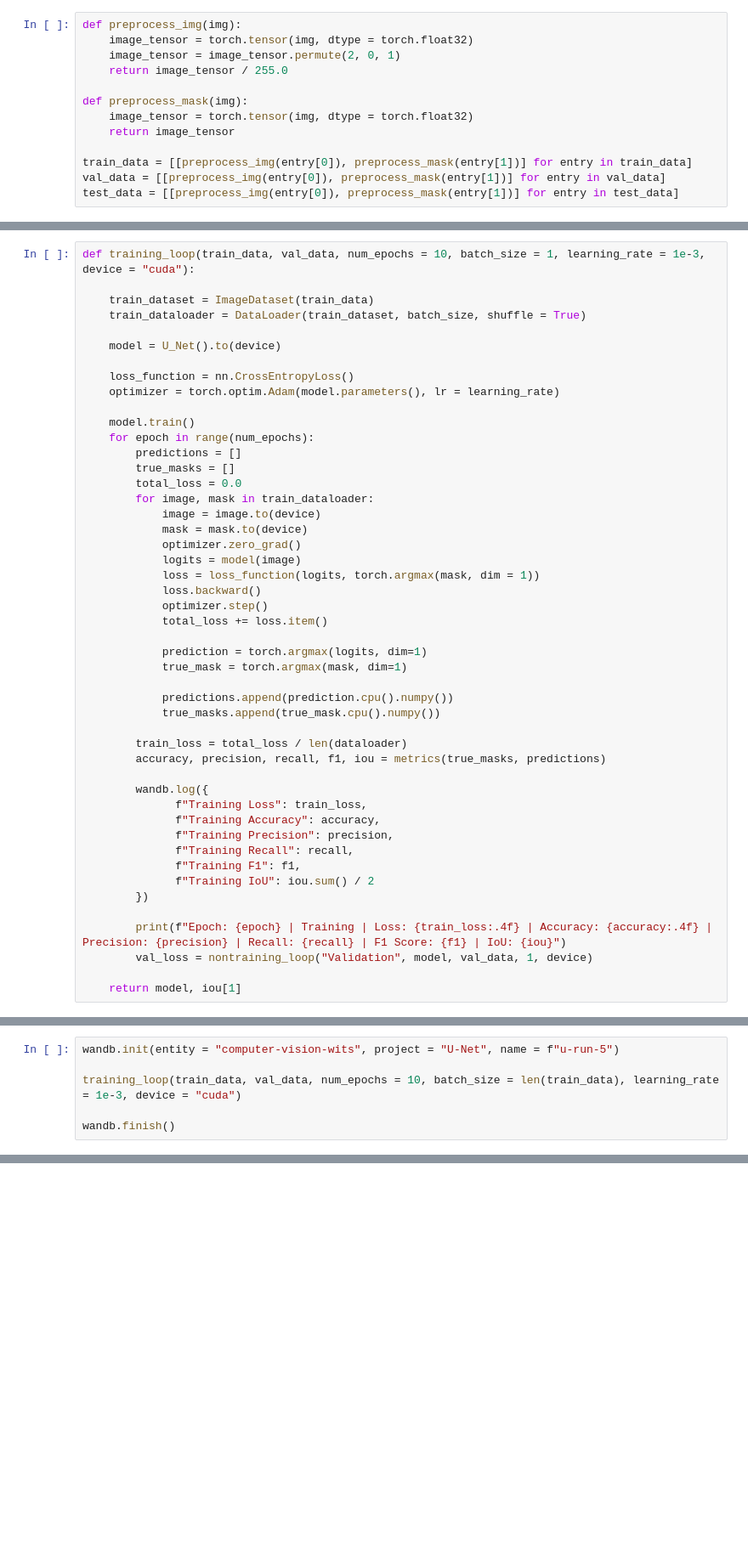
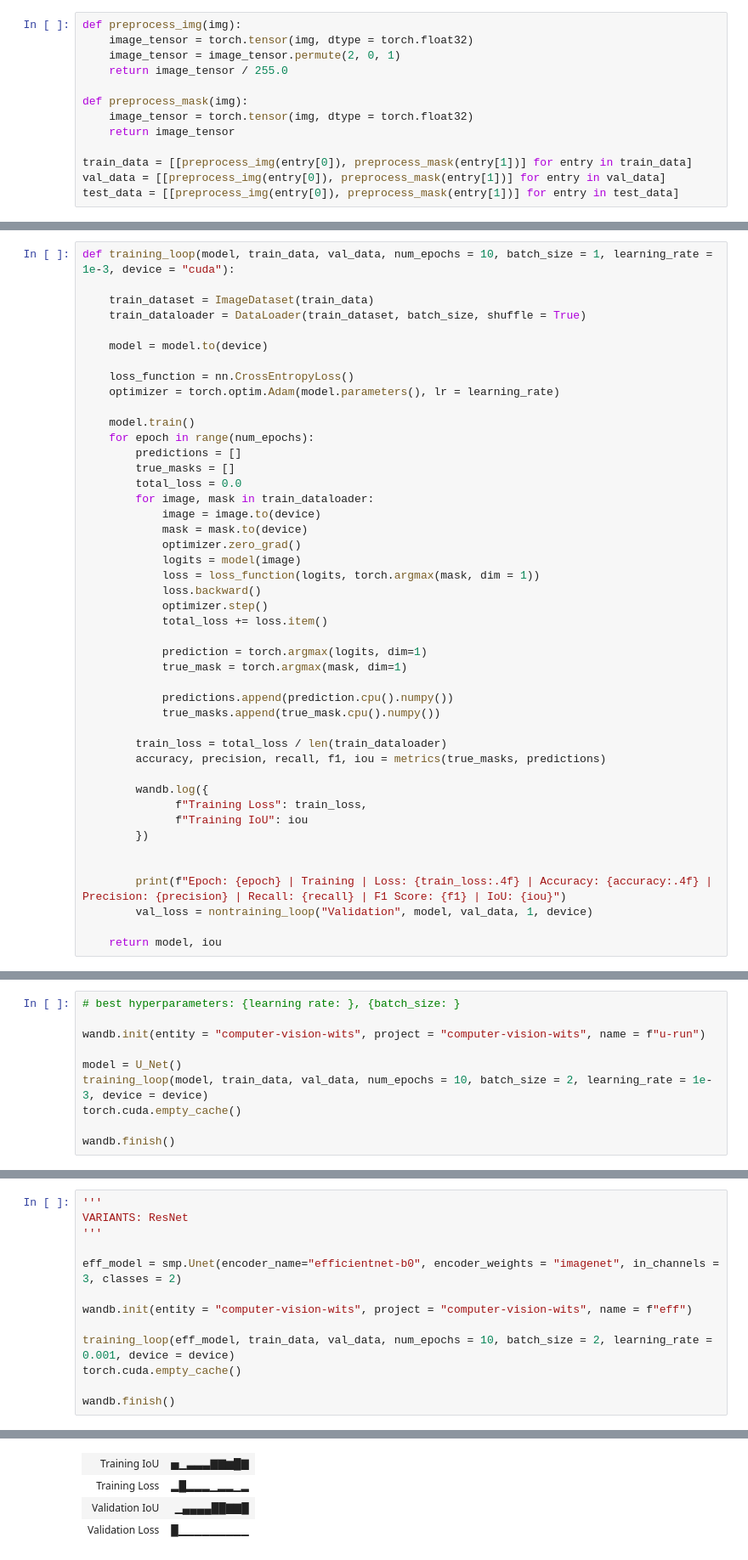
Before and after one commit to TumeloMkwambe/U-Net, a Jupyter notebook: main.ipynb, the cells around one changed output, grey strips where cells are left out. Shown: that part at 85% size. Drawn from its saved outputs; the diff is of its cells as text; blank space fills up the shorter version.

```diff
--- a/main.ipynb
+++ b/main.ipynb
@@ -195,12 +227,12 @@ def nontraining_loop(type_, model, data, batch_size = 1, device="cuda"):
 
     return avg_loss, accuracy, precision, f1, iou
 # %%
-def training_loop(train_data, val_data, num_epochs = 10, batch_size = 1, learning_rate = 1e-3, device = "cuda"):
+def training_loop(model, train_data, val_data, num_epochs = 10, batch_size = 1, learning_rate = 1e-3, device = "cuda"):
 
     train_dataset = ImageDataset(train_data)
     train_dataloader = DataLoader(train_dataset, batch_size, shuffle = True)
 
-    model = U_Net().to(device)
+    model = model.to(device)
 
     loss_function = nn.CrossEntropyLoss()
     optimizer = torch.optim.Adam(model.parameters(), lr = learning_rate)
@@ -226,22 +258,19 @@ def training_loop(train_data, val_data, num_epochs = 10, batch_size = 1, learnin
             predictions.append(prediction.cpu().numpy())
             true_masks.append(true_mask.cpu().numpy())
 
-        train_loss = total_loss / len(dataloader)
+        train_loss = total_loss / len(train_dataloader)
         accuracy, precision, recall, f1, iou = metrics(true_masks, predictions)
 
         wandb.log({
               f"Training Loss": train_loss,
-              f"Training Accuracy": accuracy,
-              f"Training Precision": precision,
-              f"Training Recall": recall,
-              f"Training F1": f1,
-              f"Training IoU": iou.sum() / 2
+              f"Training IoU": iou
         })
+
 
         print(f"Epoch: {epoch} | Training | Loss: {train_loss:.4f} | Accuracy: {accuracy:.4f} | Precision: {precision} | Recall: {recall} | F1 Score: {f1} | IoU: {iou}")
         val_loss = nontraining_loop("Validation", model, val_data, 1, device)
 
-    return model, iou[1]
+    return model, iou
 # %%
 def find_best_hyperparameters():
 
@@ -282,6 +309,10 @@ model = find_best_hyperparameters()
-# %%
-wandb.init(entity = "computer-vision-wits", project = "U-Net", name = f"u-run-5")
-
-training_loop(train_data, val_data, num_epochs = 10, batch_size = len(train_data), learning_rate = 1e-3, device = "cuda")
-
-wandb.finish()
+# %%
+# best hyperparameters: {learning rate: }, {batch_size: }
+
+wandb.init(entity = "computer-vision-wits", project = "computer-vision-wits", name = f"u-run")
+
+model = U_Net()
+training_loop(model, train_data, val_data, num_epochs = 10, batch_size = 2, learning_rate = 1e-3, device = device)
+torch.cuda.empty_cache()
+
+wandb.finish()
@@ -299,0 +416,14 @@ wandb.finish()
+# %%
+'''
+VARIANTS: ResNet
+'''
+
+eff_model = smp.Unet(encoder_name="efficientnet-b0", encoder_weights = "imagenet", in_channels = 3, classes = 2)
+
+wandb.init(entity = "computer-vision-wits", project = "computer-vision-wits", name = f"eff")
+
+training_loop(eff_model, train_data, val_data, num_epochs = 10, batch_size = 2, learning_rate = 0.001, device = device)
+torch.cuda.empty_cache()
+
+wandb.finish()
+# %% [output]
@@ -299,0 +459,4 @@ wandb.finish()
+| Training IoU | ▅▁▃▃▃▇▇▆█▇ |
+| Training Loss | ▂█▂▂▂▁▂▂▁▂ |
+| Validation IoU | ▁▄▄▄▄██▇▇█ |
+| Validation Loss | █▁▁▁▁▁▁▁▁▁ |
```
Also changed, not shown: parts of 20 cells of this notebook.
